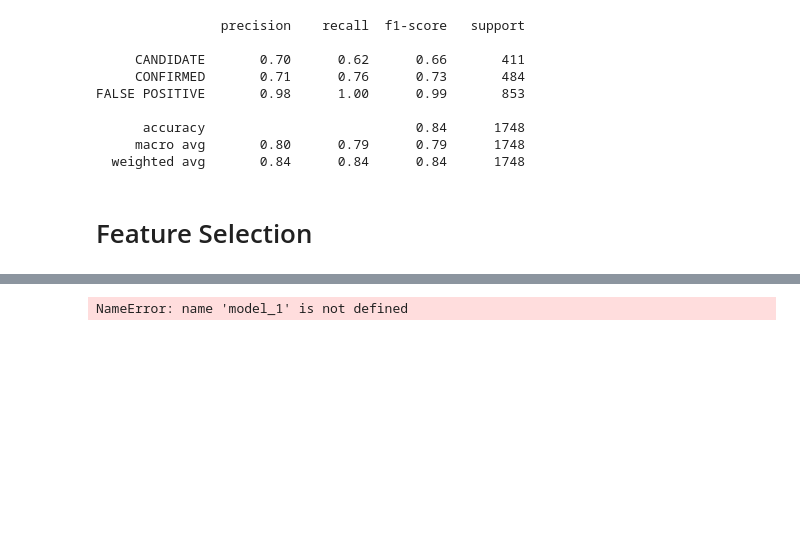
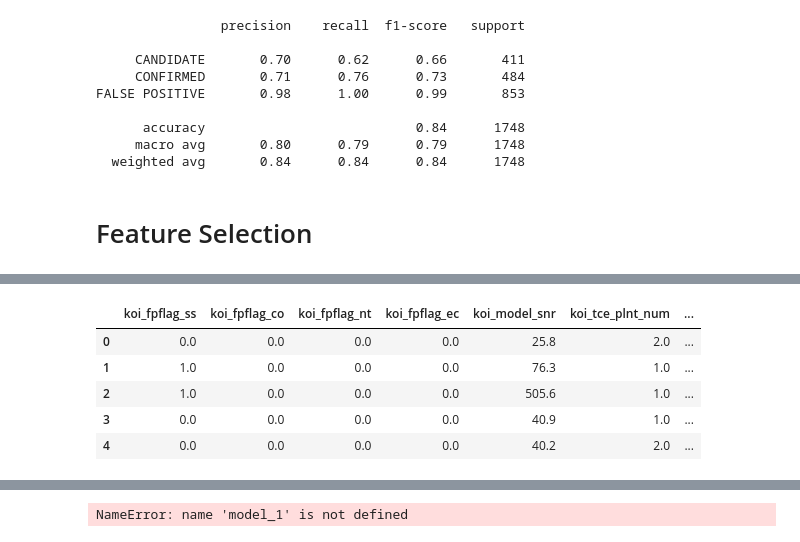
Before and after one commit to sushant822/machine-learning-challenge, a Jupyter notebook: starter_code/model_1.ipynb, the cells around one changed output, grey strips where cells are left out. Cells and saved outputs as stored; diff of their text form; code cells hidden in the pictures; blank space fills up the shorter version.

```diff
--- a/starter_code/model_1.ipynb
+++ b/starter_code/model_1.ipynb
@@ -201,5 +201,6 @@ dfcolumns = pd.DataFrame(X.columns)
 #concat two dataframes for better visualization
 featureScores = pd.concat([dfcolumns,dfscores],axis=1)
 featureScores.columns = ['Specs','Score']  #naming the dataframe columns
-print(featureScores.nlargest(10,'Score'))  #print 10 best features
+top10features = featureScores.nlargest(20,'Score')
+print(top10features)  #print 10 best features
 # %% [output]
@@ -216,0 +224,14 @@ print(featureScores.nlargest(10,'Score'))  #print 10 best features
+# %%
+feature_arrey = []
+for i in top10features["Specs"]:
+    feature_arrey.append(i)
+# %%
+feature_selected_df = df.loc[:, feature_arrey]
+feature_selected_df.head()
+# %% [output]
+|  | koi_fpflag_ss | koi_fpflag_co | koi_fpflag_nt | koi_fpflag_ec | koi_model_snr | koi_tce_plnt_num | ... |
+| 0 | 0.0 | 0.0 | 0.0 | 0.0 | 25.8 | 2.0 | ... |
+| 1 | 1.0 | 0.0 | 0.0 | 0.0 | 76.3 | 1.0 | ... |
+| 2 | 1.0 | 0.0 | 0.0 | 0.0 | 505.6 | 1.0 | ... |
+| 3 | 0.0 | 0.0 | 0.0 | 0.0 | 40.9 | 1.0 | ... |
+| 4 | 0.0 | 0.0 | 0.0 | 0.0 | 40.2 | 2.0 | ... |
```
Also changed, not shown: parts of 13 cells of this notebook.
